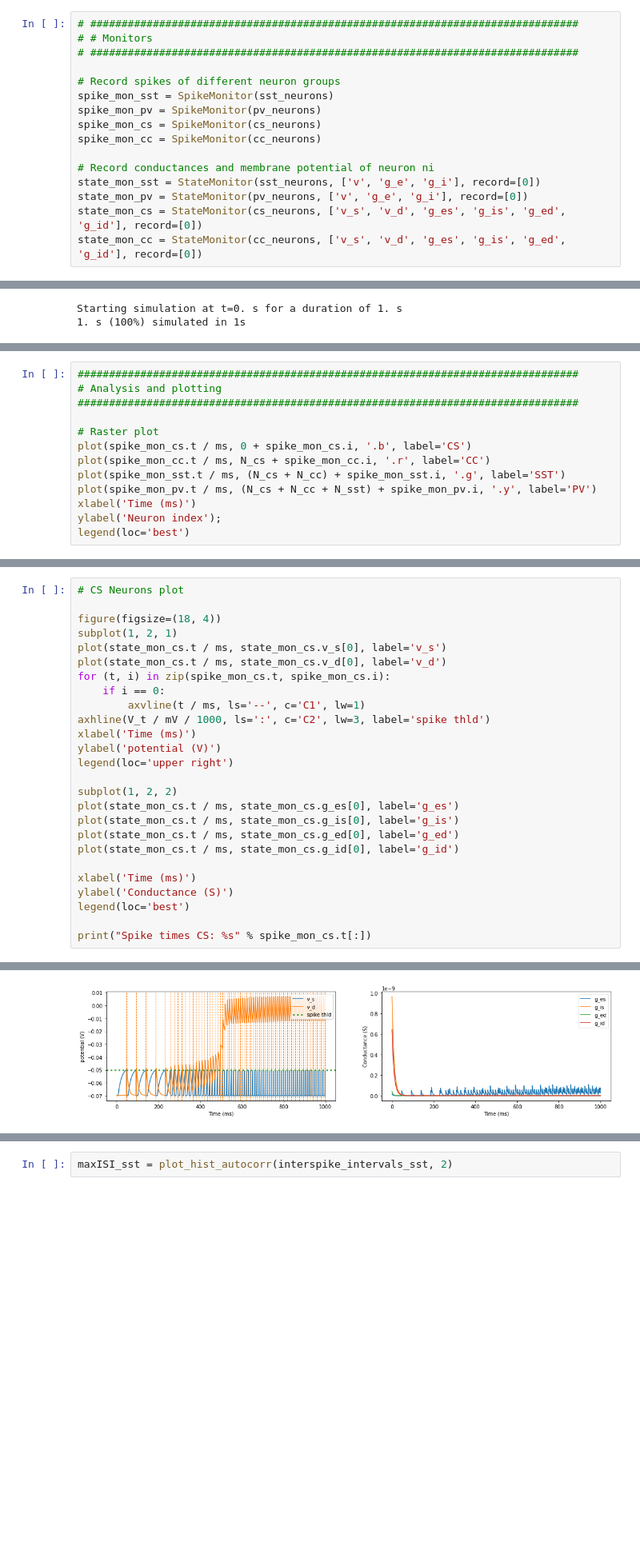
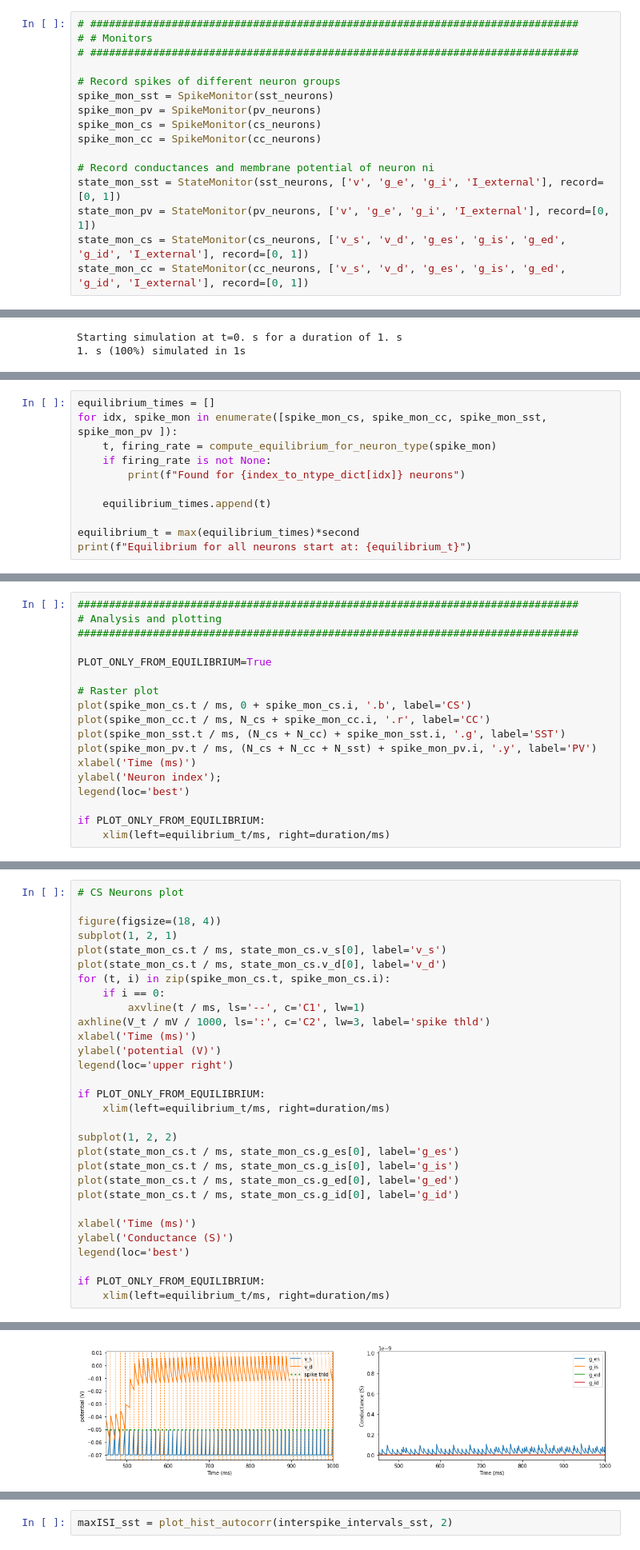
Before and after one commit to DanInci/snn_visual_cortex, a Jupyter notebook: notebooks/layer5_CC_CS_sandbox.ipynb, the cells around one changed output, grey strips where cells are left out. Shown at 80% size. Saved outputs shown, nothing was run; the diff lists cells and outputs as text; blank space fills up the shorter version.

Commit message:
Notebook: compute equilibrium & plot poisson inputs

```diff
--- a/notebooks/layer5_CC_CS_sandbox.ipynb
+++ b/notebooks/layer5_CC_CS_sandbox.ipynb
@@ -236,10 +236,10 @@ spike_mon_cs = SpikeMonitor(cs_neurons)
 spike_mon_cc = SpikeMonitor(cc_neurons)
 
 # Record conductances and membrane potential of neuron ni
-state_mon_sst = StateMonitor(sst_neurons, ['v', 'g_e', 'g_i'], record=[0])
-state_mon_pv = StateMonitor(pv_neurons, ['v', 'g_e', 'g_i'], record=[0])
-state_mon_cs = StateMonitor(cs_neurons, ['v_s', 'v_d', 'g_es', 'g_is', 'g_ed', 'g_id'], record=[0])
-state_mon_cc = StateMonitor(cc_neurons, ['v_s', 'v_d', 'g_es', 'g_is', 'g_ed', 'g_id'], record=[0])
+state_mon_sst = StateMonitor(sst_neurons, ['v', 'g_e', 'g_i', 'I_external'], record=[0, 1])
+state_mon_pv = StateMonitor(pv_neurons, ['v', 'g_e', 'g_i', 'I_external'], record=[0, 1])
+state_mon_cs = StateMonitor(cs_neurons, ['v_s', 'v_d', 'g_es', 'g_is', 'g_ed', 'g_id', 'I_external'], record=[0, 1])
+state_mon_cc = StateMonitor(cc_neurons, ['v_s', 'v_d', 'g_es', 'g_is', 'g_ed', 'g_id', 'I_external'], record=[0, 1])
 # %%
 # ##############################################################################
 # # Simulation run
@@ -253,0 +302,11 @@ Starting simulation at t=0. s for a duration of 1. s
+# %%
+equilibrium_times = []
+for idx, spike_mon in enumerate([spike_mon_cs, spike_mon_cc, spike_mon_sst, spike_mon_pv ]):
+    t, firing_rate = compute_equilibrium_for_neuron_type(spike_mon)
+    if firing_rate is not None:
+        print(f"Found for {index_to_ntype_dict[idx]} neurons")
+
+    equilibrium_times.append(t)
+
+equilibrium_t = max(equilibrium_times)*second
+print(f"Equilibrium for all neurons start at: {equilibrium_t}")
@@ -255,6 +318,8 @@ Starting simulation at t=0. s for a duration of 1. s
 ################################################################################
 # Analysis and plotting
 ################################################################################
+
+PLOT_ONLY_FROM_EQUILIBRIUM=True
 
 # Raster plot
 plot(spike_mon_cs.t / ms, 0 + spike_mon_cs.i, '.b', label='CS')
@@ -264,4 +329,7 @@ plot(spike_mon_pv.t / ms, (N_cs + N_cc + N_sst) + spike_mon_pv.i, '.y', label='P
 xlabel('Time (ms)')
 ylabel('Neuron index');
 legend(loc='best')
+
+if PLOT_ONLY_FROM_EQUILIBRIUM:
+    xlim(left=equilibrium_t/ms, right=duration/ms)
 # %% [output]
@@ -282,6 +391,9 @@ xlabel('Time (ms)')
 ylabel('potential (V)')
 legend(loc='upper right')
 
+if PLOT_ONLY_FROM_EQUILIBRIUM:
+    xlim(left=equilibrium_t/ms, right=duration/ms)
+
 subplot(1, 2, 2)
 plot(state_mon_cs.t / ms, state_mon_cs.g_es[0], label='g_es')
 plot(state_mon_cs.t / ms, state_mon_cs.g_is[0], label='g_is')
@@ -292,5 +404,6 @@ xlabel('Time (ms)')
 ylabel('Conductance (S)')
 legend(loc='best')
 
-print("Spike times CS: %s" % spike_mon_cs.t[:])
+if PLOT_ONLY_FROM_EQUILIBRIUM:
+    xlim(left=equilibrium_t/ms, right=duration/ms)
 # %% [output]
@@ -308,4 +410,4 @@ Spike times CS: [0.046  0.0928 0.1396 0.1864 0.1888 0.2292 0.233  0.2577 0.2695
-[figure, old version]
+[figure, new version]
 # %%
 # CC Neurons
 
```
Also changed, not shown: parts of 16 cells of this notebook.
